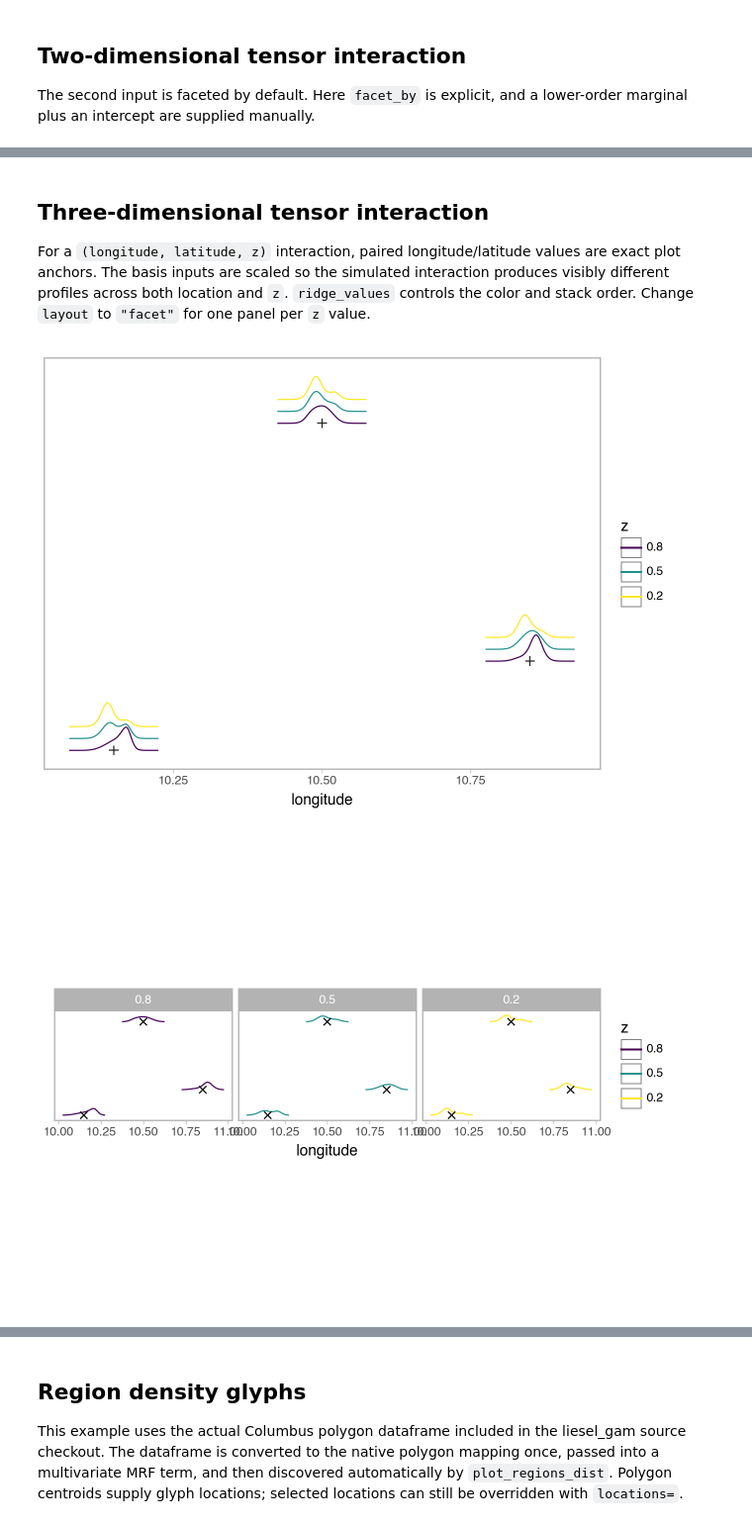
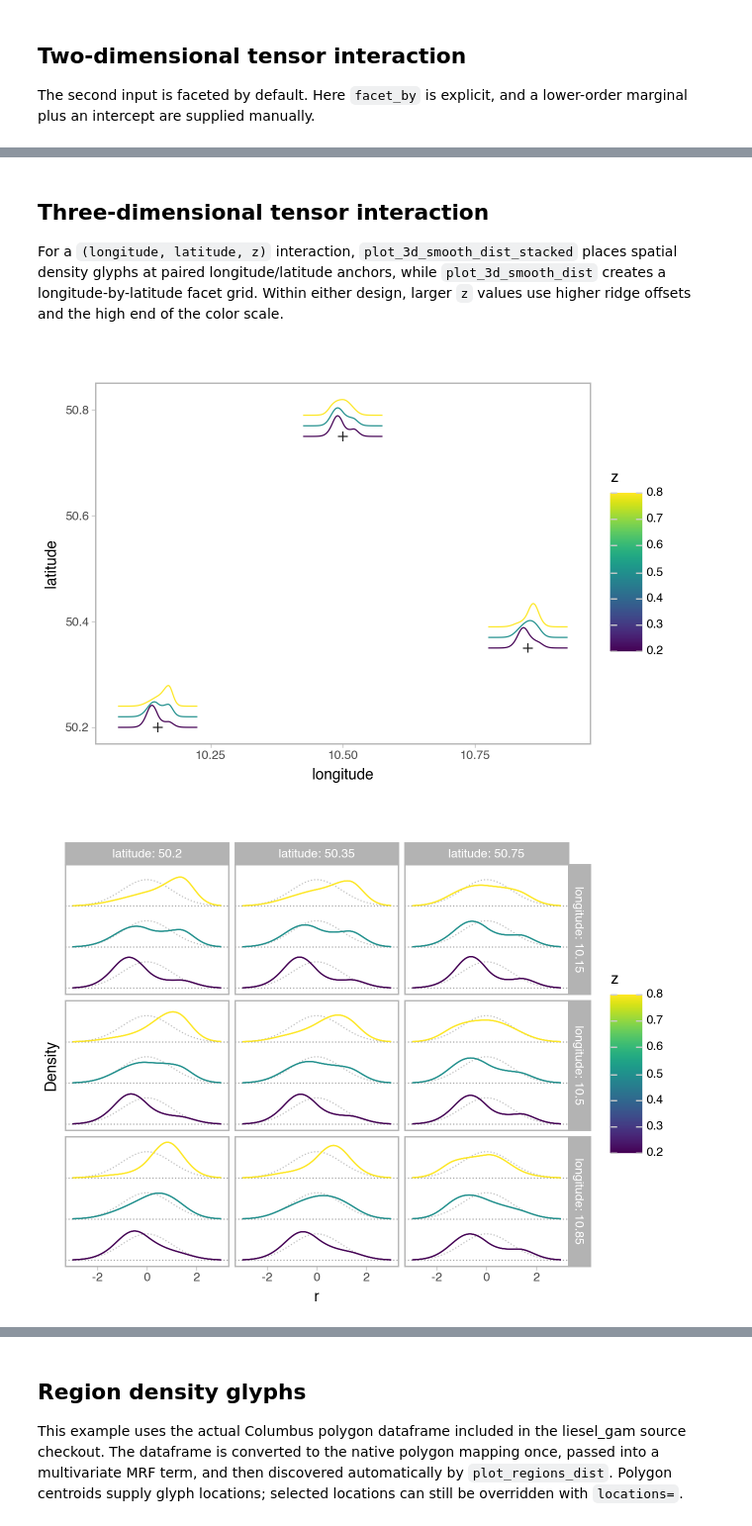
Before and after one commit to liesel-devs/liesel-ptm, a Jupyter notebook: demo/term-distribution-plots.ipynb, the cells around one changed output, grey strips where cells are left out. Shown at 99% size. Saved outputs shown, nothing was run; the diff lists cells and outputs as text; code cells hidden in the pictures.

Commit message:
Update plotting functionality

```diff
--- a/demo/term-distribution-plots.ipynb
+++ b/demo/term-distribution-plots.ipynb
@@ -22,7 +22,7 @@ def linear_basis(x):
     return jnp.column_stack((jnp.ones_like(x), x))
 
 
-def simulated_samples(term, key, scale=0.12, center=None, chains=2, draws=30):
+def simulated_samples(term, key, scale=0.12, center=None, chains=1, draws=1):
     shape = (chains, draws) + term.coef.value.shape
     center = jnp.zeros_like(term.coef.value) if center is None else center
     return {term.coef.name: center + scale * jax.random.normal(key, shape)}
@@ -135,7 +135,7 @@ ptm.plot_2d_smooth_dist(
 # %% [markdown]
 ## Three-dimensional tensor interaction
 
-For a `(longitude, latitude, z)` interaction, paired longitude/latitude values are exact plot anchors. The basis inputs are scaled so the simulated interaction produces visibly different profiles across both location and `z`. `ridge_values` controls the color and stack order. Change `layout` to `"facet"` for one panel per `z` value.
+For a `(longitude, latitude, z)` interaction, `plot_3d_smooth_dist_stacked` places spatial density glyphs at paired longitude/latitude anchors, while `plot_3d_smooth_dist` creates a longitude-by-latitude facet grid. Within either design, larger `z` values use higher ridge offsets and the high end of the color scale.
 # %%
 tensor3_data = pd.DataFrame(
     {
@@ -175,7 +175,7 @@ anchor_points = {
     "latitude": np.array([50.20, 50.75, 50.35]),
 }
 
-ptm.plot_3d_smooth_dist(
+ptm.plot_3d_smooth_dist_stacked(
     dist,
     tensor3,
     tensor3_samples,
@@ -184,9 +184,8 @@ ptm.plot_3d_smooth_dist(
     ridge_by="z",
     ridge_spacing=0.02,
     points=anchor_points,
-    ridge_values=[0.8, 0.5, 0.2],
+    ridge_values=[0.2, 0.5, 0.8],
     rgrid=jnp.linspace(-5.0, 5.0, 100),
-    layout="stack",
     glyph_width=0.15,
     point_size=3.5,
     point_shape="+",
@@ -194,23 +193,21 @@ ptm.plot_3d_smooth_dist(
     # hdi_prob=0.8,
 )
 # %% [output]
-[figure, old version]
+[figure, new version]
 # %%
 ptm.plot_3d_smooth_dist(
     dist,
     tensor3,
     tensor3_samples,
     x="longitude",
     y="latitude",
     ridge_by="z",
-    points=anchor_points,
-    ridge_values=[0.8, 0.5, 0.2],
+    newdata={**anchor_points, "z": [0.2, 0.5, 0.8]},
+    newdata_meshgrid=True,
     rgrid=jnp.linspace(-3.0, 3.0, 100),
-    layout="facet",
-    glyph_width=0.25,
 )
 # %% [output]
-[figure, old version]
+[figure, new version]
 # %% [markdown]
 ## Cluster effects
 
```
Also changed, not shown: parts of 7 cells of this notebook, 5 other files.
